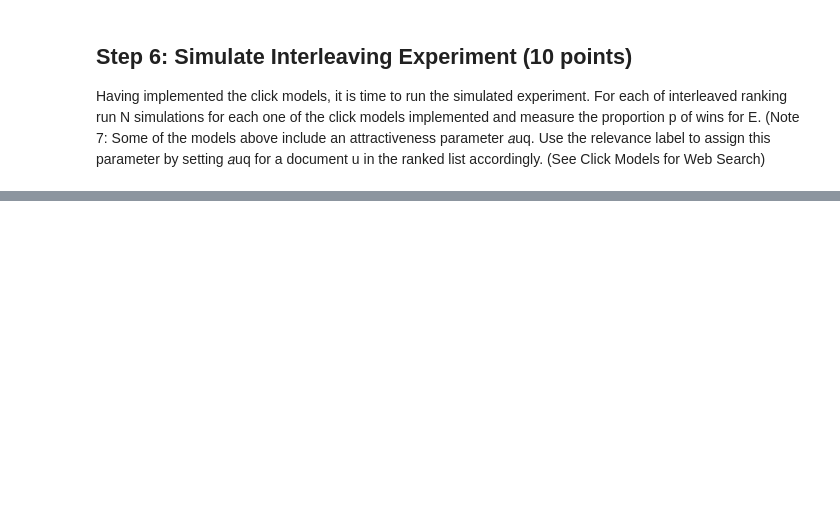
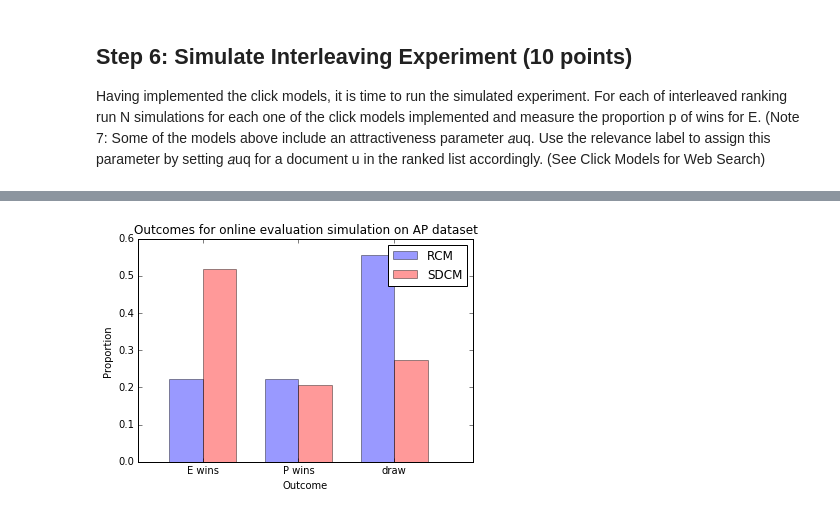
Before and after one commit to davidstap/IR1, a Jupyter notebook: step7.ipynb, the cells around one changed output, grey strips where cells are left out. Saved outputs shown, nothing was run; the diff lists cells and outputs as text; code cells hidden in the pictures; blank space fills up the shorter version.

Commit message:
added analysis of online measurements and conclusions

```diff
--- a/step7.ipynb
+++ b/step7.ipynb
@@ -644,0 +712,96 @@ Average win ratio:
+# %%
+fig, ax = plt.subplots()
+
+index = np.arange(3)
+bar_width = 0.35
+
+
+rects1 = plt.bar(index, [AP_rcm_win_ratio_E,
+                         AP_rcm_win_ratio_P,
+                         AP_rcm_draw_ratio],
+                 bar_width,
+                 alpha=opacity,
+                 color='b',
+                 label='RCM',
+                 align='center')
+
+rects2 = plt.bar(index + bar_width, [AP_sdcm_win_ratio_E,
+                         AP_sdcm_win_ratio_P,
+                         AP_sdcm_draw_ratio],
+                 bar_width,
+                 alpha=opacity,
+                 color='r',
+                 label='SDCM',
+                 align='center')
+
+plt.xlabel('Outcome')
+plt.ylabel('Proportion')
+plt.title('Outcomes for online evaluation simulation on AP dataset')
+
+plt.xticks(index + bar_width/2, ('E wins', 'P wins', 'draw'))
+plt.legend()
+
+
+plt.show()
+
+print('Proportion of wins for E using SDCM: {:.3f}'.format(AP_sdcm_win_ratio_E))
+
+rects1 = plt.bar(index, [nDCGk_rcm_win_ratio_E,
+                         nDCGk_rcm_win_ratio_P,
+                         nDCGk_rcm_draw_ratio],
+                 bar_width,
+                 alpha=opacity,
+                 color='b',
+                 label='RCM',
+                 align='center')
+
+rects2 = plt.bar(index + bar_width, [nDCGk_sdcm_win_ratio_E,
+                         nDCGk_sdcm_win_ratio_P,
+                         nDCGk_sdcm_draw_ratio],
+                 bar_width,
+                 alpha=opacity,
+                 color='r',
+                 label='SDCM',
+                 align='center')
+
+plt.xlabel('Outcome')
+plt.ylabel('Proportion')
+plt.title('Outcomes for online evaluation simulation on nDCGk dataset')
+plt.xticks(index + bar_width/2, ('E wins', 'P wins', 'draw'))
+plt.legend()
+
+
+plt.show()
+
+print('Proportion of wins for E using SDCM: {:.3f}'.format(nDCGk_sdcm_win_ratio_E))
+
+rects1 = plt.bar(index, [ERR_rcm_win_ratio_E,
+                         ERR_rcm_win_ratio_P,
+                         ERR_rcm_draw_ratio],
+                 bar_width,
+                 alpha=opacity,
+                 color='b',
+                 label='RCM',
+                 align='center')
+
+rects2 = plt.bar(index + bar_width, [ERR_sdcm_win_ratio_E,
+                         ERR_sdcm_win_ratio_P,
+                         ERR_sdcm_draw_ratio],
+                 bar_width,
+                 alpha=opacity,
+                 color='r',
+                 label='SDCM',
+                 align='center')
+
+plt.xlabel('Outcome')
+plt.ylabel('Proportion')
+plt.title('Outcomes for online evaluation simulation on ERR dataset')
+plt.xticks(index + bar_width/2, ('E wins', 'P wins', 'draw'))
+plt.legend()
+
+
+plt.show()
+
+print('Proportion of wins for E using SDCM: {:.3f}'.format(ERR_sdcm_win_ratio_E))
+# %% [output]
+[figure, added]
```
Also changed, not shown: parts of 14 cells of this notebook.
